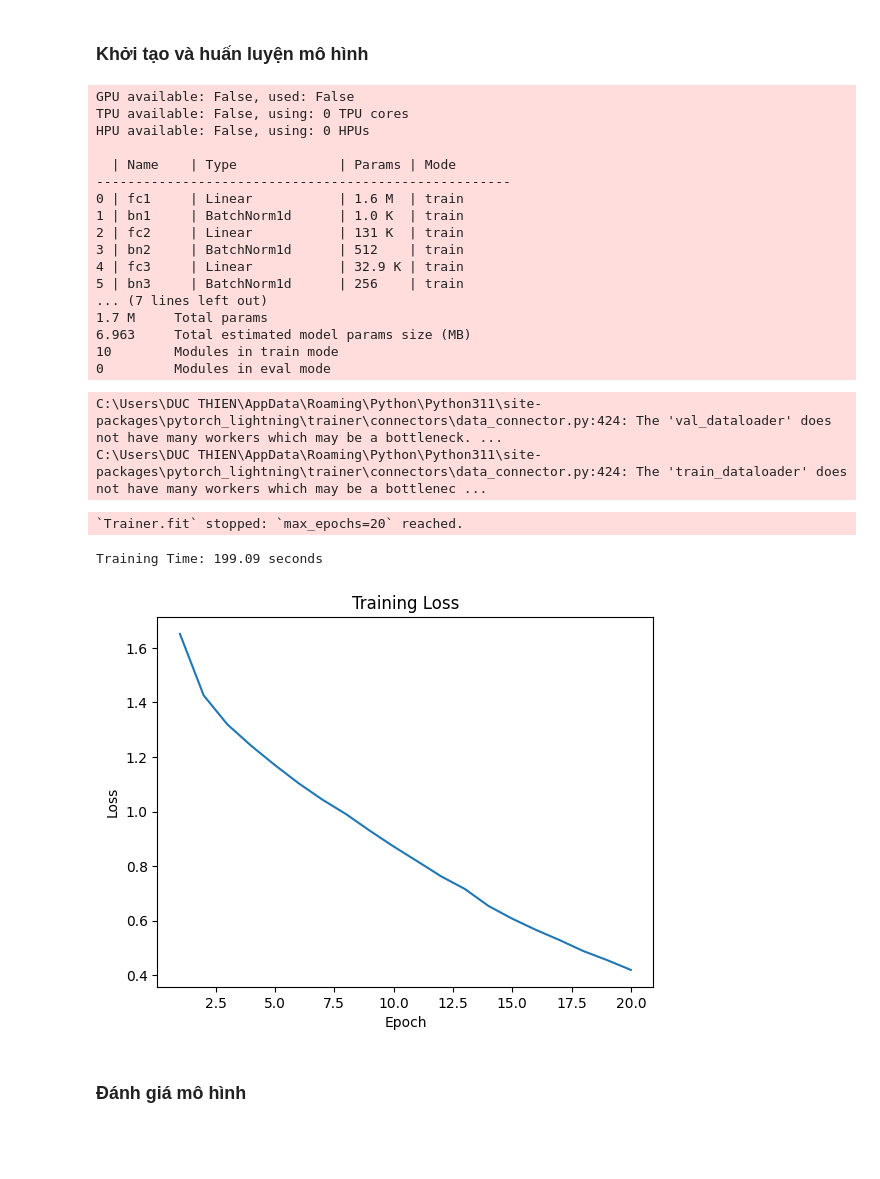
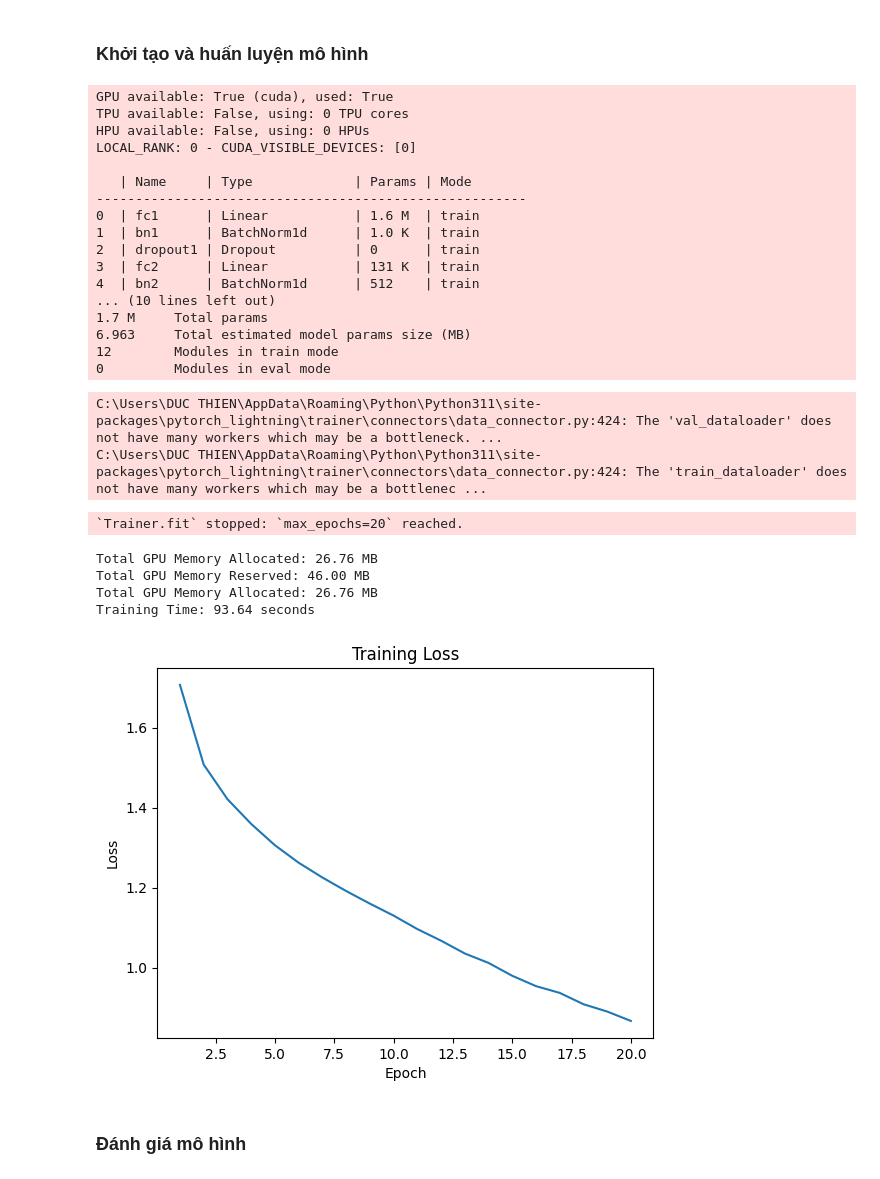
Before and after one commit to thienbanho/ML_CourseProject, a Jupyter notebook: 22127417_22127397.ipynb, the cells around one changed output. Saved outputs shown, nothing was run; the diff lists cells and outputs as text; code cells hidden in the pictures; blank space fills up the shorter version.

```diff
--- a/22127417_22127397.ipynb
+++ b/22127417_22127397.ipynb
@@ -200,13 +673,15 @@ class MLP_PyTorch(nn.Module):
         # Batch Normalization cho layer 1 (512 chiều)
         # Chuẩn hóa dữ liệu trong mỗi batch để giữ giá trị đầu ra có phân phối ổn định (trung bình = 0, phương sai = 1)
         self.bn1 = nn.BatchNorm1d(512)
-
+        self.dropout1 = nn.Dropout(0.2)
 
         self.fc2 = nn.Linear(512, 256)    # Hidden layer 1 -> Hidden layer 2
         self.bn2 = nn.BatchNorm1d(256)    # Batch Normalization cho layer 2
+        self.dropout2 = nn.Dropout(0.2)
 
         self.fc3 = nn.Linear(256, 128)    # Hidden layer 2 -> Hidden layer 3
         self.bn3 = nn.BatchNorm1d(128)    # Batch Normalization cho layer 3
+        self.dropout3 = nn.Dropout(0.3)
 
         self.fc4 = nn.Linear(128, 10)     # Tầng đầu ra, giảm từ 256 chiều xuống 10 chiều (phù hợp cho bài toán phân loại 10 lớp của CIFAR-10).
 
@@ -217,21 +692,23 @@ class MLP_PyTorch(nn.Module):
         # - Khi x <= 0 gradient của ReLU bằng 0. Điều này có thể khiến một số neuron "chết" (không cập nhật được trọng số trong suốt quá trình huấn luyện).
         # - Đầu ra của ReLU không cân bằng quanh gốc tọa độ (mean ≠ 0), có thể làm chậm tốc độ hội tụ trong quá trình huấn luyện
         self.relu = nn.ReLU()
-        self.dropout = nn.Dropout(0.3)  # Dropout 30%
+        #self.dropout = nn.Dropout(0.3)  # Dropout 30%
 
-    def forward(self, x):
+    def forward(self, x): # Hàm dự đoán
         x = self.fc1(x)
         x = self.bn1(x)      # BatchNorm layer 1
         x = self.relu(x)
+        x = self.dropout1(x)
 
         x = self.fc2(x)
         x = self.bn2(x)      # BatchNorm layer 2
         x = self.relu(x)
+        x = self.dropout2(x)
 
         x = self.fc3(x)
         x = self.bn3(x)      # BatchNorm layer 3
         x = self.relu(x)
-        x = self.dropout(x) # Dropout layer cuối
+        x = self.dropout3(x) # Dropout layer cuối
 
         x = self.fc4(x)      # Output layer
         return x
@@ -447,46 +964,66 @@ class TrainingCallback(pl.Callback):
 # %%
 # Khởi tạo mô hình
 model = MLP_PyTorchLightning()
-callback = TrainingCallback()
+callback = TrainingCallbackWithMemory()
 
 # Huấn luyện với Trainer
-trainer = pl.Trainer(max_epochs=20, accelerator="auto", callbacks=[callback])  # Sử dụng GPU nếu có
+# Đây là class chính của PyTorch Lightning, quản lý toàn bộ quy trình huấn luyện
+# PyTorch Lightning tự động chọn phần cứng (CPU/GPU) để huấn luyện, nếu GPU có sẵn sẽ được sử dụng
+# Gắn callback TrainingCallback để theo dõi giá trị loss trong quá trình huấn luyện
 start_time = time.time()  # Thời gian bắt đầu huấn luyện
+trainer = pl.Trainer(
+    max_epochs=20,  # Số epoch
+    accelerator="auto",  # Tự động chọn GPU/CPU
+    callbacks=[callback]  # Gắn callback theo dõi
+)
 trainer.fit(model, train_dataloaders=train_loader, val_dataloaders=test_loader)
+# Sau khi huấn luyện, tổng GPU memory
+if torch.cuda.is_available():
+    total_memory_allocated = torch.cuda.memory_allocated() / 1024 ** 2
+    total_memory_reserved = torch.cuda.memory_reserved() / 1024 ** 2
+    print(f"Total GPU Memory Allocated: {total_memory_allocated:.2f} MB")
+    print(f"Total GPU Memory Reserved: {total_memory_reserved:.2f} MB")
+PTL_trainningmemory = total_memory_allocated
+print(f"Total GPU Memory Allocated: {PTL_trainningmemory:.2f} MB")
+
 end_time = time.time()  # Thời gian kết thúc huấn luyện
 
 # Thời gian huấn luyện
-print(f"Training Time: {end_time - start_time:.2f} seconds")
+PTL_tranningtime = end_time - start_time
+print(f"Training Time: {PTL_tranningtime:.2f} seconds")
 
 # Vẽ đồ thị loss qua từng epoch
 plt.plot(range(1, len(callback.loss_values) + 1), callback.loss_values)
 plt.xlabel('Epoch')
 plt.ylabel('Loss')
 plt.title('Training Loss')
 plt.show()
 # %% [output]
-GPU available: False, used: False
+GPU available: True (cuda), used: True
 TPU available: False, using: 0 TPU cores
 HPU available: False, using: 0 HPUs
+LOCAL_RANK: 0 - CUDA_VISIBLE_DEVICES: [0]
 
-  | Name    | Type             | Params | Mode
------------------------------------------------------
-0 | fc1     | Linear           | 1.6 M  | train
-1 | bn1     | BatchNorm1d      | 1.0 K  | train
-2 | fc2     | Linear           | 131 K  | train
-3 | bn2     | BatchNorm1d      | 512    | train
-4 | fc3     | Linear           | 32.9 K | train
-5 | bn3     | BatchNorm1d      | 256    | train
-... (7 lines left out)
+   | Name     | Type             | Params | Mode
+-------------------------------------------------------
+0  | fc1      | Linear           | 1.6 M  | train
+1  | bn1      | BatchNorm1d      | 1.0 K  | train
+2  | dropout1 | Dropout          | 0      | train
+3  | fc2      | Linear           | 131 K  | train
+4  | bn2      | BatchNorm1d      | 512    | train
+... (10 lines left out)
 1.7 M     Total params
 6.963     Total estimated model params size (MB)
-10        Modules in train mode
+12        Modules in train mode
 0         Modules in eval mode
 C:\Users\DUC THIEN\AppData\Roaming\Python\Python311\site-packages\pytorch_lightning\trainer\connectors\data_connector.py:424: The 'val_dataloader' does not have many workers which may be a bottleneck. ...
 C:\Users\DUC THIEN\AppData\Roaming\Python\Python311\site-packages\pytorch_lightning\trainer\connectors\data_connector.py:424: The 'train_dataloader' does not have many workers which may be a bottlenec ...
 `Trainer.fit` stopped: `max_epochs=20` reached.
-Training Time: 199.09 seconds
+Total GPU Memory Allocated: 26.76 MB
+Total GPU Memory Reserved: 46.00 MB
+Total GPU Memory Allocated: 26.76 MB
+Training Time: 93.64 seconds
-[figure, old version]
+[figure, new version]
 # %% [markdown]
 ### Đánh giá mô hình
 # %%
```
Also changed, not shown: parts of 26 cells of this notebook, 12 other files.
